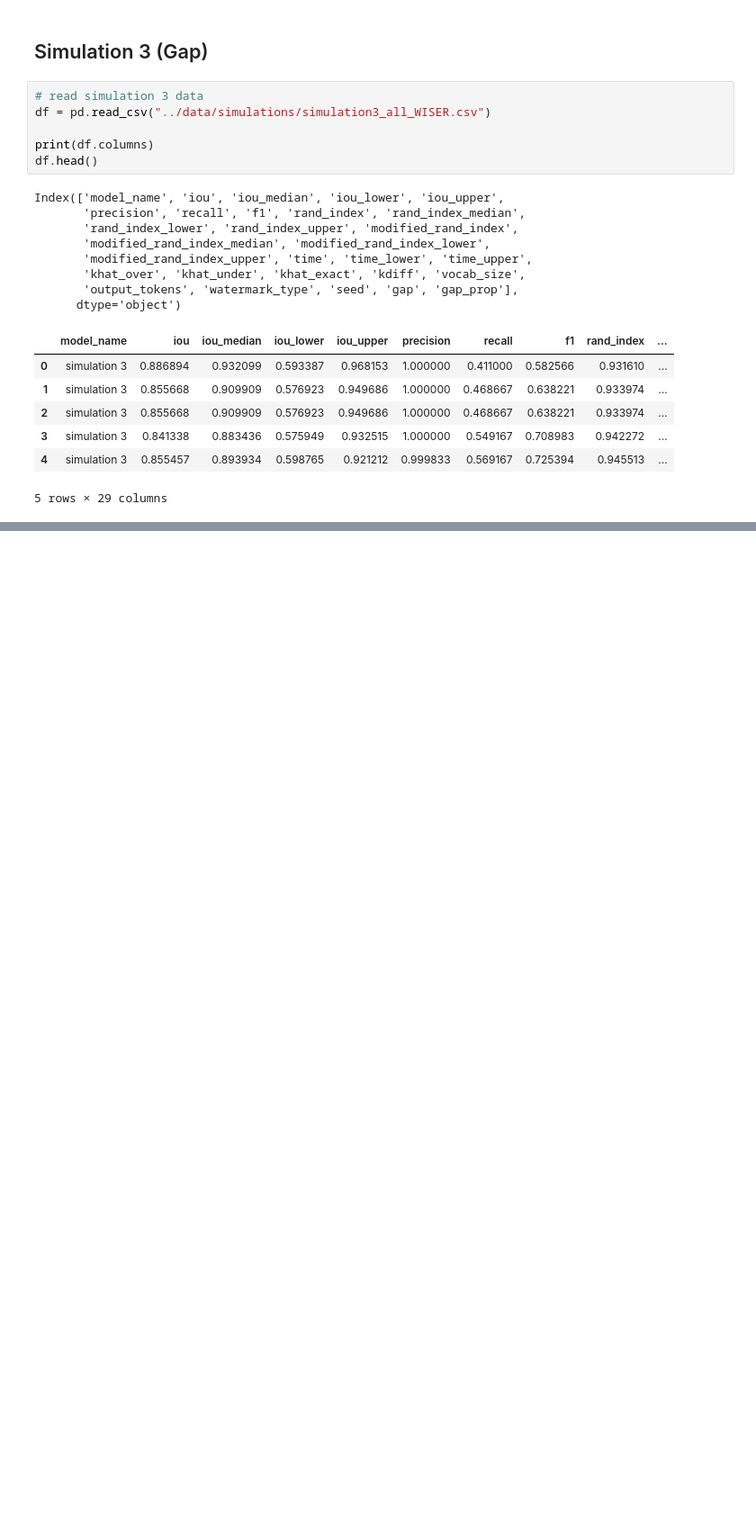
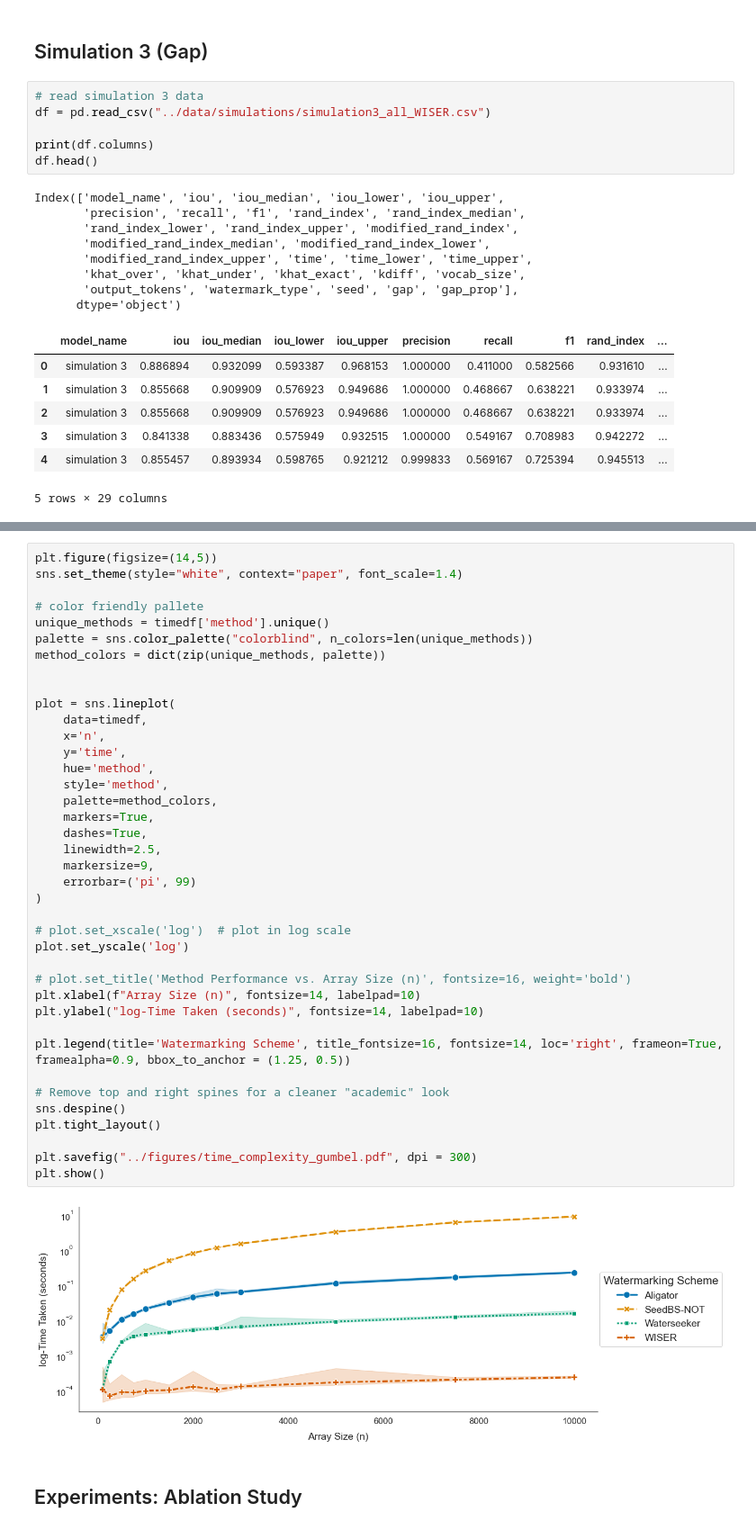
Before and after one commit to subroy13/WISER, a Jupyter notebook: scripts/paper_plots.ipynb, the cells around one changed output, grey strips where cells are left out. Shown at 90% size. Saved outputs shown, nothing was run; the diff lists cells and outputs as text; blank space fills up the shorter version.

```diff
--- a/scripts/simulation_plots.ipynb
+++ b/scripts/paper_plots.ipynb
@@ -295,0 +526,43 @@ plt.show()
+# %%
+plt.figure(figsize=(14,5))
+sns.set_theme(style="white", context="paper", font_scale=1.4)
+
+# color friendly pallete
+unique_methods = timedf['method'].unique()
+palette = sns.color_palette("colorblind", n_colors=len(unique_methods))
+method_colors = dict(zip(unique_methods, palette))
+
+
+plot = sns.lineplot(
+    data=timedf,
+    x='n',
+    y='time',
+    hue='method',
+    style='method',
+    palette=method_colors,
+    markers=True,
+    dashes=True,
+    linewidth=2.5,
+    markersize=9,
+    errorbar=('pi', 99)
+)
+
+# plot.set_xscale('log')  # plot in log scale
+plot.set_yscale('log')
+
+# plot.set_title('Method Performance vs. Array Size (n)', fontsize=16, weight='bold')
+plt.xlabel(f"Array Size (n)", fontsize=14, labelpad=10)
+plt.ylabel("log-Time Taken (seconds)", fontsize=14, labelpad=10)
+
+plt.legend(title='Watermarking Scheme', title_fontsize=16, fontsize=14, loc='right', frameon=True, framealpha=0.9, bbox_to_anchor = (1.25, 0.5))
+
+# Remove top and right spines for a cleaner "academic" look
+sns.despine()
+plt.tight_layout()
+
+plt.savefig("../figures/time_complexity_gumbel.pdf", dpi = 300)
+plt.show()
+# %% [output]
+[figure, added]
+# %% [markdown]
+## Experiments: Ablation Study
```
Also changed, not shown: parts of 16 cells of this notebook, 11 other files.
